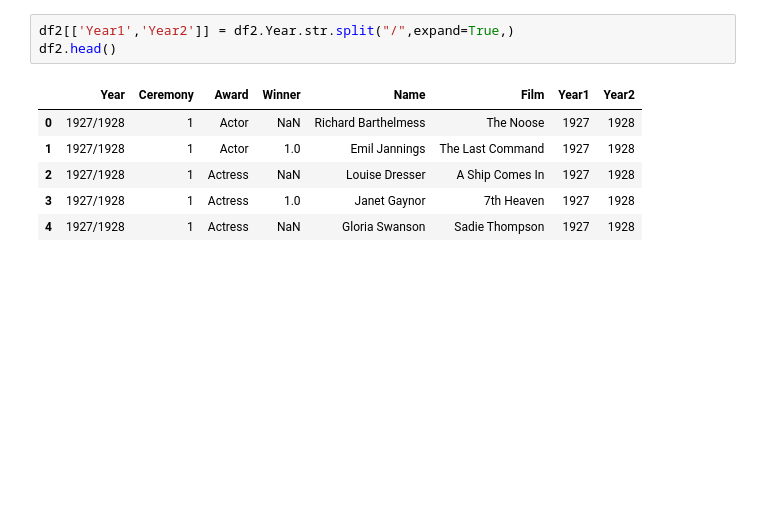
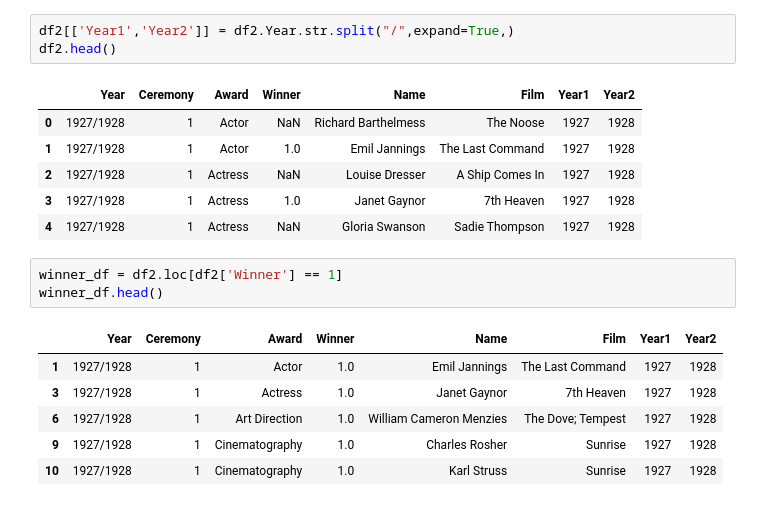
Before and after one commit to etumi/ETL-Project, a Jupyter notebook: ETL_notbook.ipynb, the cells around one changed output. Cells and saved outputs as stored; diff of their text form; blank space fills up the shorter version.

```diff
--- a/ETL_notbook.ipynb
+++ b/ETL_notbook.ipynb
@@ -26,3 +26,13 @@ df2.head()
 | 2 | 1927/1928 | 1 | Actress | NaN | Louise Dresser | A Ship Comes In | 1927 | 1928 |
 | 3 | 1927/1928 | 1 | Actress | 1.0 | Janet Gaynor | 7th Heaven | 1927 | 1928 |
 | 4 | 1927/1928 | 1 | Actress | NaN | Gloria Swanson | Sadie Thompson | 1927 | 1928 |
+# %%
+winner_df = df2.loc[df2['Winner'] == 1]
+winner_df.head()
+# %% [output]
+|  | Year | Ceremony | Award | Winner | Name | Film | Year1 | Year2 |
+| 1 | 1927/1928 | 1 | Actor | 1.0 | Emil Jannings | The Last Command | 1927 | 1928 |
+| 3 | 1927/1928 | 1 | Actress | 1.0 | Janet Gaynor | 7th Heaven | 1927 | 1928 |
+| 6 | 1927/1928 | 1 | Art Direction | 1.0 | William Cameron Menzies | The Dove; Tempest | 1927 | 1928 |
+| 9 | 1927/1928 | 1 | Cinematography | 1.0 | Charles Rosher | Sunrise | 1927 | 1928 |
+| 10 | 1927/1928 | 1 | Cinematography | 1.0 | Karl Struss | Sunrise | 1927 | 1928 |
```
Also changed, not shown: parts of 7 cells of this notebook.
